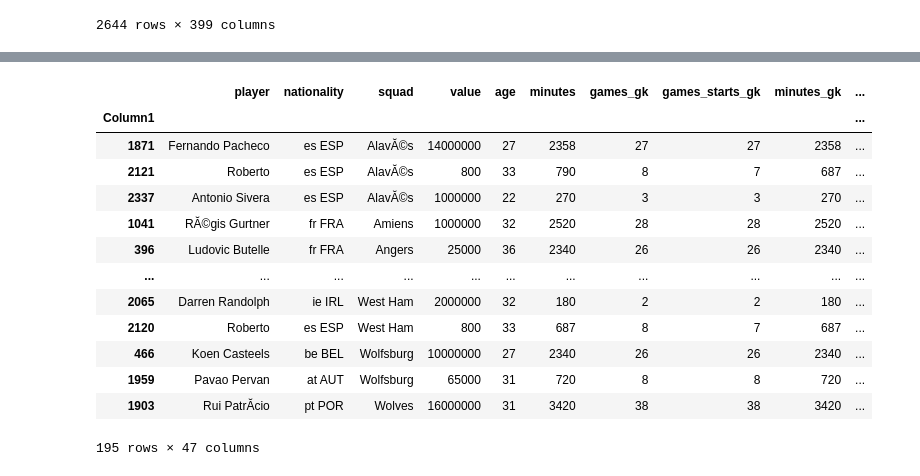
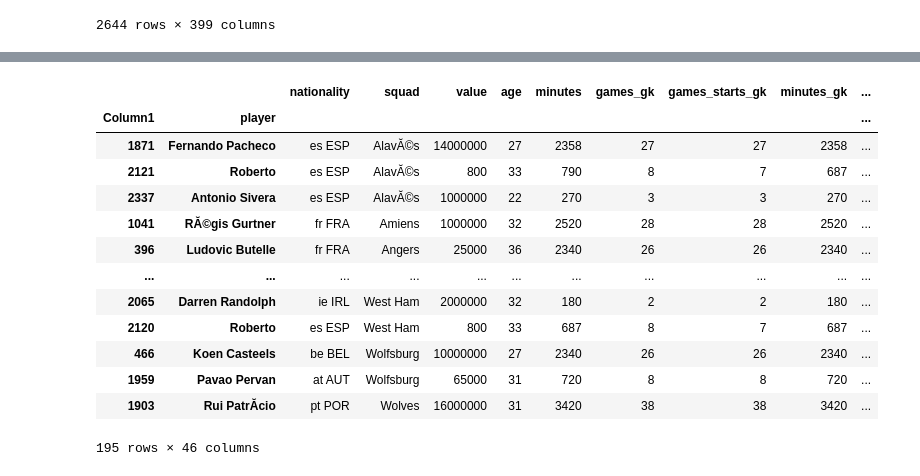
Before and after one commit to AimenZemzmi/TransferMarkt, a Jupyter notebook: transfermarkt.ipynb, the cells around one changed output, grey strips where cells are left out. Drawn from its saved outputs; the diff is of its cells as text; code cells hidden in the pictures.

```diff
--- a/transfermarkt.ipynb
+++ b/transfermarkt.ipynb
@@ -4,6 +4,6 @@ import pandas as pd
 import matplotlib.pyplot as plt
 import seaborn as sns
 # %%
-df = pd.read_csv('transfermarkt_fbref_201920.csv', sep=';', index_col=0)
+df = pd.read_csv('transfermarkt_fbref_201920.csv', sep=';', index_col=[0, 1])
 df
 # %% [output]
@@ -120,26 +61,26 @@ Name: value, dtype: float64
 # %%
 query = df['position2'] == 'Goalkeeper'
 df_gardien = df[query]
-column_keeper = ['player', 'nationality', 'squad', 'value', 'age','minutes','games_gk', 'games_starts_gk',
+column_keeper = ['nationality', 'squad', 'value', 'age','minutes','games_gk', 'games_starts_gk',
        'minutes_gk', 'goals_against_gk', 'goals_against_per90_gk',
        'shots_on_target_against', 'saves', 'save_pct', 'wins_gk',
        'draws_gk', 'losses_gk', 'clean_sheets', 'clean_sheets_pct',
        'pens_att_gk', 'pens_allowed', 'pens_saved', 'pens_missed_gk',
        'minutes_90s_gk', 'free_kick_goals_against_gk',
        'corner_kick_goals_against_gk', 'own_goals_against_gk', 'psxg_gk',
        'psnpxg_per_shot_on_target_against', 'psxg_net_gk',
        'psxg_net_per90_gk', 'passes_completed_launched_gk',
        'passes_launched_gk', 'passes_pct_launched_gk', 'passes_gk',
        'passes_throws_gk', 'pct_passes_launched_gk',
        'passes_length_avg_gk', 'goal_kicks', 'pct_goal_kicks_launched',
        'goal_kick_length_avg', 'crosses_gk', 'crosses_stopped_gk',
        'crosses_stopped_pct_gk', 'def_actions_outside_pen_area_gk',
        'def_actions_outside_pen_area_per90_gk',
        'avg_distance_def_actions_gk']
 df_gardien[column_keeper]
 # %% [output]
-|  | player | nationality | squad | value | age | minutes | games_gk | games_starts_gk | minutes_gk | ... |
-| Column1 |  |  |  |  |  |  |  |  |  | ... |
+|  |  | nationality | squad | value | age | minutes | games_gk | games_starts_gk | minutes_gk | ... |
+| Column1 | player |  |  |  |  |  |  |  |  | ... |
 | 1871 | Fernando Pacheco | es ESP | AlavĂ©s | 14000000 | 27 | 2358 | 27 | 27 | 2358 | ... |
 | 2121 | Roberto | es ESP | AlavĂ©s | 800 | 33 | 790 | 8 | 7 | 687 | ... |
 | 2337 | Antonio Sivera | es ESP | AlavĂ©s | 1000000 | 22 | 270 | 3 | 3 | 270 | ... |
@@ -151,7 +92,7 @@ df_gardien[column_keeper]
 | 466 | Koen Casteels | be BEL | Wolfsburg | 10000000 | 27 | 2340 | 26 | 26 | 2340 | ... |
 | 1959 | Pavao Pervan | at AUT | Wolfsburg | 65000 | 31 | 720 | 8 | 8 | 720 | ... |
 | 1903 | Rui PatrĂ­cio | pt POR | Wolves | 16000000 | 31 | 3420 | 38 | 38 | 3420 | ... |
-195 rows × 47 columns
+195 rows × 46 columns
 # %%
 bu = df['position2'] == 'Forward - Centre-Forward'
 ag = df['position2'] == 'Forward - Left Winger'
```
Also changed, not shown: parts of 13 cells of this notebook.
